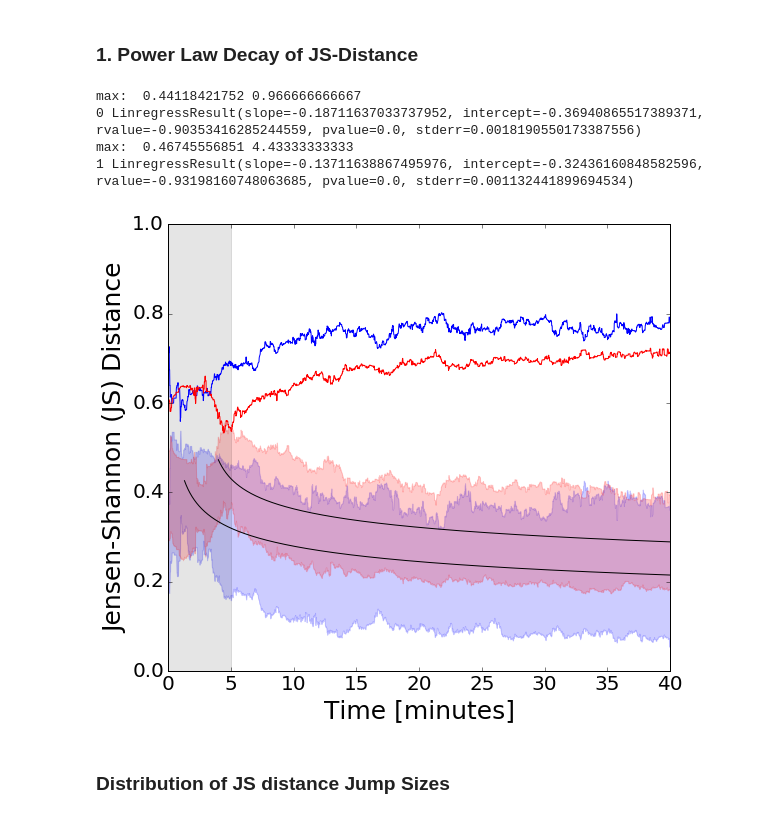
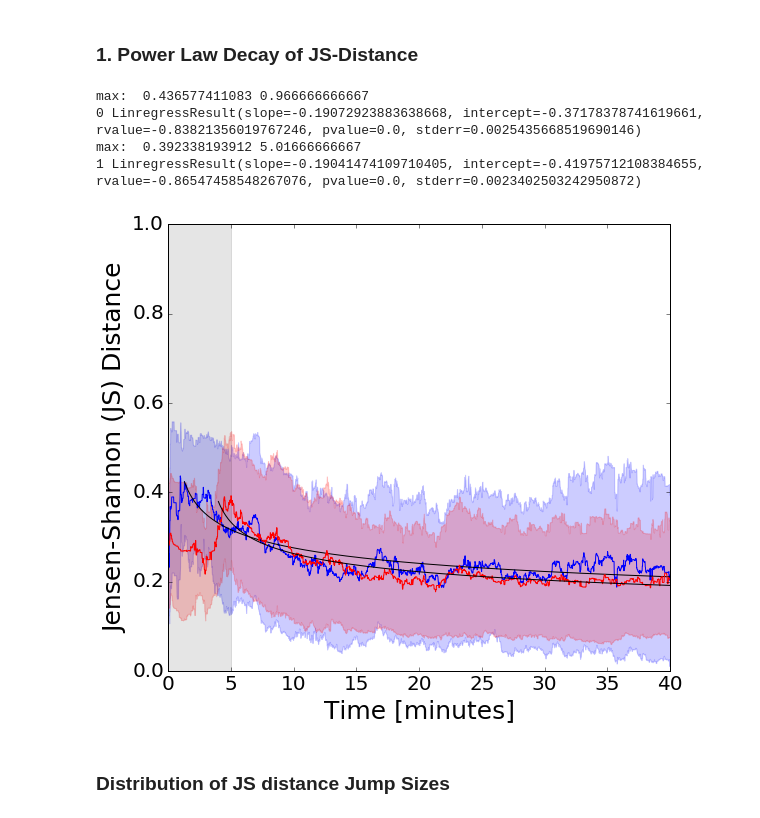
Before and after one commit to wazaahhh/bayesLearn, a Jupyter notebook: scripts/bayesLearn.ipynb, the cells around one changed output. Drawn from its saved outputs; the diff is of its cells as text; code cells hidden in the pictures.

```diff
--- a/scripts/bayesLearn.ipynb
+++ b/scripts/bayesLearn.ipynb
@@ -292,0 +814,33 @@ pl.ylabel("CCDF")
+# %%
+pl.figure(1,(12,5))
+pl.subplot(121)
+cond = (I > 0)*(dDsquared > 0)
+lx = np.log10(I[cond])
+ly = np.log10(dDsquared[cond])
+B = binning(lx,ly,30)
+fit = S.linregress(lx,ly)
+print fit
+#pl.plot(10**lx,10**ly,'o')
+pl.plot(10**B['bins'],10**B['mean'],'bo')
+pl.plot(10**np.sort(lx),10**(np.sort(lx)*fit[0]+fit[1]),'k-')
+
+yStart = np.linspace(0,0.001,10)
+xStart = np.zeros_like(yStart) + np.log10(60*5)
+pl.plot(xStart,yStart,'k-')
+pl.xlabel("Time")
+pl.ylabel("$\Delta$(divergence$^2$)")
+pl.ylim(ymax = 0.0005)
+pl.xlim(xmin=-100)
+
+pl.subplot(122)
+pl.loglog(10**B['bins'],10**B['mean'],'bo')
+pl.loglog(10**np.sort(lx),10**(np.sort(lx)*fit[0]+fit[1]),'k-')
+
+yStart = np.logspace(-8,-3,10)
+xStart = np.zeros_like(yStart) + np.log10(60*5)
+pl.loglog(xStart,yStart,'k-')
+pl.ylim(ymax = 0.0005)
+pl.xlabel("Time")
+pl.ylabel("$\Delta$(divergence$^2$)")
+
+pl.savefig(dir + "Figures/msd_divergence_%s.eps"%treatment)
@@ -536,9 +1030,3 @@ TEST.append(test)
 # %%
 final_simple = np.array(simple_distances)[-1]
 final_complex = np.array(complex_distances)[-1]
-# %%
-x,y = rankorder(final_simple)
-pl.plot(x,y,'o')
-
-x,y = rankorder(final_complex)
-pl.plot(x,y,'o')
@@ -554,8 +1039,8 @@ with open(dir + 'Data/%sG'%treatment, 'r') as f:
 # %% [markdown]
 ### 1. Power Law Decay of JS-Distance
 # %%
-simple_distances = loadDistances(treatment="simple",remove_duplicates=False)
-complex_distances = loadDistances(treatment="complex",remove_duplicates=False)
+simple_distances = loadDistances(treatment="simple",distanceType='sqrt',remove_duplicates=False)
+complex_distances = loadDistances(treatment="complex",distanceType='sqrt',remove_duplicates=False)
 
 pl.figure(1,(9,8))
 color = ["blue","red"]
@@ -599,41 +1084,41 @@ for k,kx  in enumerate([simple_distances,complex_distances][:]):
 
     pl.figure(1)
     t = np.arange(1,len(mean)+1)/60.
-    pl.plot(t,1-mean,color=color[k])
+    pl.plot(t,mean,color=color[k])
     pl.fill_between(t,mean-std,mean+std,color=color[k],alpha = 0.2)
     #pl.plot(t,percDown,'-.',color=color[k])
     #pl.plot(t,percUp,'-.',color=color[k])
 
     xShade = np.arange(0,6)
     pl.fill_between(xShade,np.zeros_like(xShade),np.zeros_like(xShade)+1,color="k",alpha=0.05)
 
 
 
     for j,jx in enumerate([mean,percDown,mean-std,mean+std][:1]):
         t = t - tc[k] + 1
         y = jx
         cond = (t > 1)*(y > 0)
         lt = np.log10(t[cond])
         ly = np.log10(y[cond])
 
         fit = S.linregress(lt,ly)
         print k,fit
 
         pl.plot(10**lt+tc[k],10**(lt*fit[0]+fit[1]),'k-')
 
 
 pl.figure(1)
 pl.xlabel("Time [minutes]")
 pl.ylabel("Jensen-Shannon (JS) Distance")
 pl.xlim(0,40)
 #pl.ylim(0.25,0.85)
 pl.savefig(dir + "Figures/decay_simple_complex.eps")
 # %% [output]
-max:  0.44118421752 0.966666666667
-0 LinregressResult(slope=-0.18711637033737952, intercept=-0.36940865517389371, rvalue=-0.90353416285244559, pvalue=0.0, stderr=0.0018190550173387556)
-max:  0.46745556851 4.43333333333
-1 LinregressResult(slope=-0.13711638867495976, intercept=-0.32436160848582596, rvalue=-0.93198160748063685, pvalue=0.0, stderr=0.001132441899694534)
+max:  0.436577411083 0.966666666667
+0 LinregressResult(slope=-0.19072923883638668, intercept=-0.37178378741619661, rvalue=-0.83821356019767246, pvalue=0.0, stderr=0.0025435668519690146)
+max:  0.392338193912 5.01666666667
+1 LinregressResult(slope=-0.19041474109710405, intercept=-0.41975712108384655, rvalue=-0.86547458548267076, pvalue=0.0, stderr=0.0023402503242950872)
-[figure, old version]
+[figure, new version]
 # %% [markdown]
 ### Distribution of JS distance Jump Sizes
 # %%
```
Also changed, not shown: parts of 60 cells of this notebook, 7 other files.
